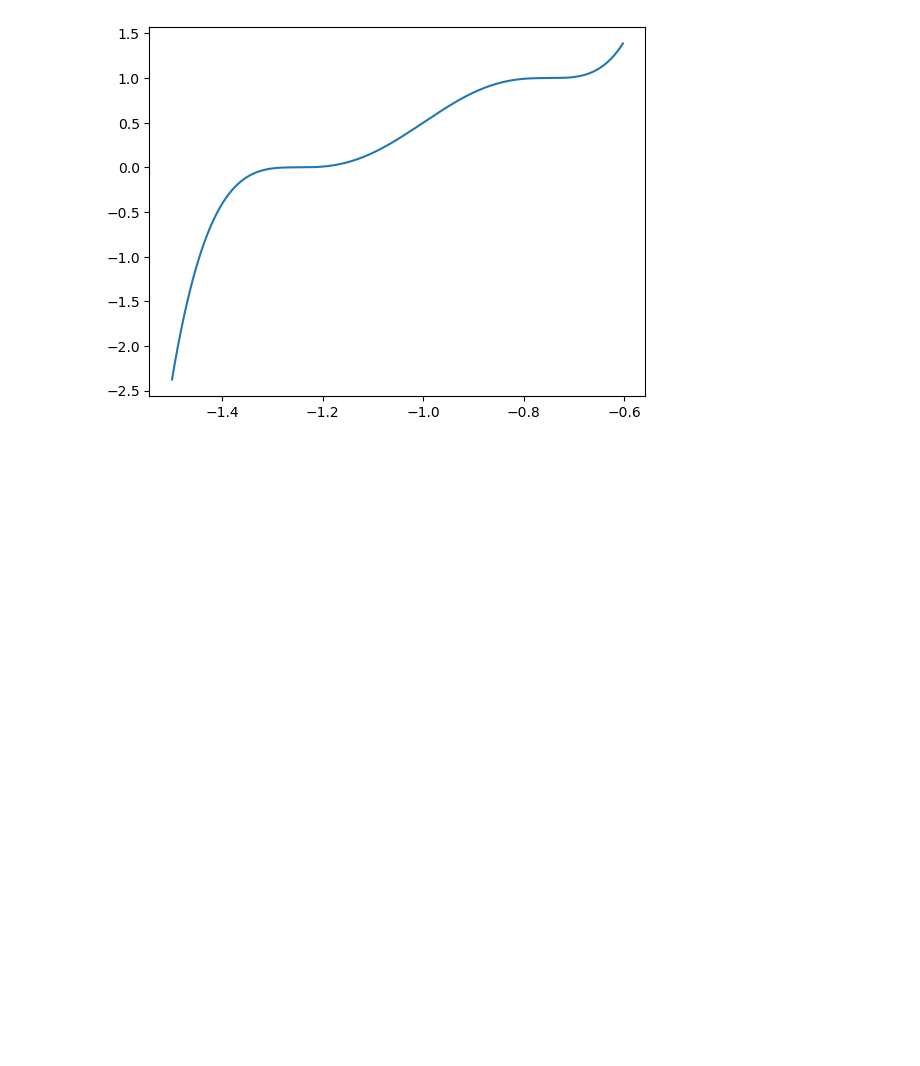
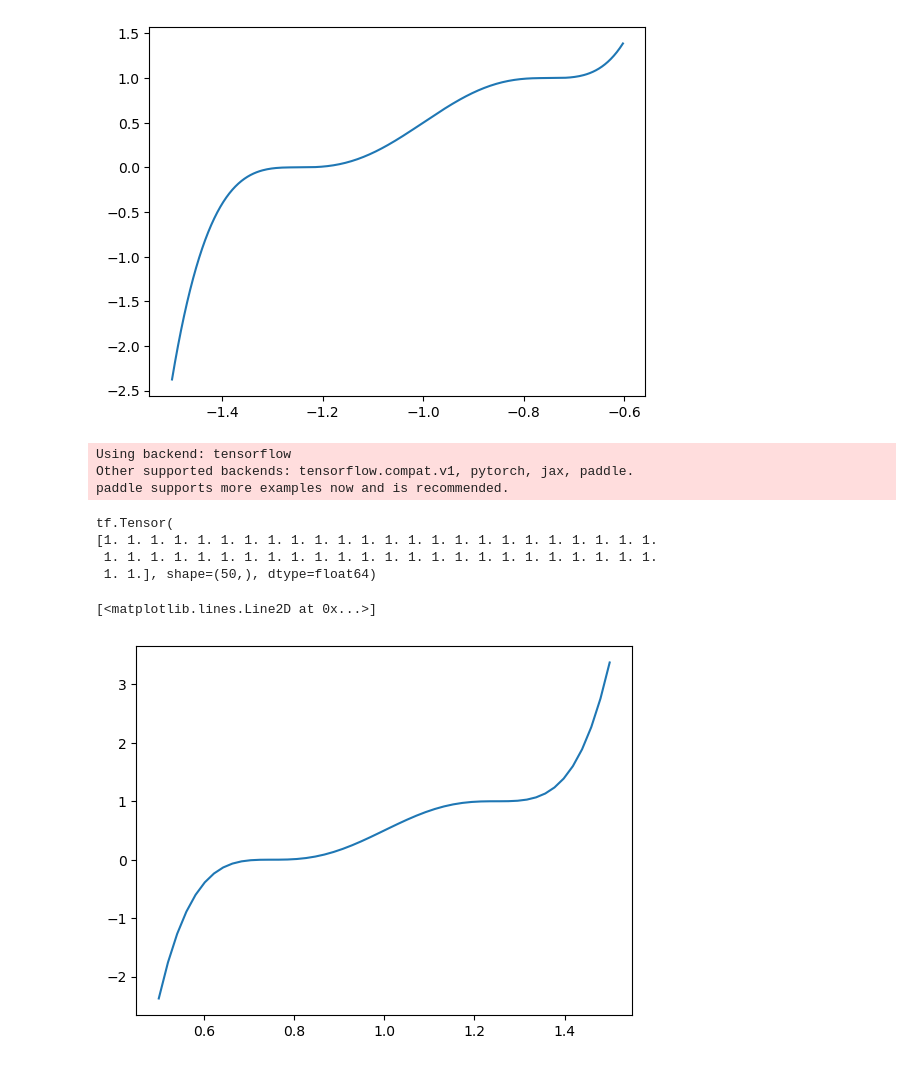
Before and after one commit to ZIB012/pacs, a Jupyter notebook: code/my_ex/plots.ipynb, the cells around one changed output. Saved outputs shown, nothing was run; the diff lists cells and outputs as text; code cells hidden in the pictures; blank space fills up the shorter version.

```diff
--- a/code/my_ex/plots.ipynb
+++ b/code/my_ex/plots.ipynb
@@ -48,3 +48,35 @@ plt.plot(xx[:300],func_sx(xx[:300]))
 [figure]
 [<matplotlib.lines.Line2D at 0x...>]
 [figure]
+# %%
+import sys
+sys.path.append('../../code')
+import deepxde as dde
+import matplotlib.pyplot as plt
+import numpy as np
+# Import tf if using backend tensorflow.compat.v1 or tensorflow
+from deepxde.backend import tf
+# %% [output]
+Using backend: tensorflow
+Other supported backends: tensorflow.compat.v1, pytorch, jax, paddle.
+paddle supports more examples now and is recommended.
+# %%
+npart = 4
+geom = dde.geometry.Interval(-2, 2)
+ind = dde.nn.pou_indicators(geom, npart)
+xx = np.linspace(-2, 2)
+sum = np.zeros(xx.shape)
+for i in range(npart):
+    sum += ind[i](xx)
+print(sum)
+# %% [output]
+tf.Tensor(
+[1. 1. 1. 1. 1. 1. 1. 1. 1. 1. 1. 1. 1. 1. 1. 1. 1. 1. 1. 1. 1. 1. 1. 1.
+ 1. 1. 1. 1. 1. 1. 1. 1. 1. 1. 1. 1. 1. 1. 1. 1. 1. 1. 1. 1. 1. 1. 1. 1.
+ 1. 1.], shape=(50,), dtype=float64)
+# %%
+a = np.linspace(0.5, 1.5)
+plt.plot(a, dde.nn.func_dx(a))
+# %% [output]
+[<matplotlib.lines.Line2D at 0x...>]
+[figure, added]
```
Also changed, not shown: 6 other files.
